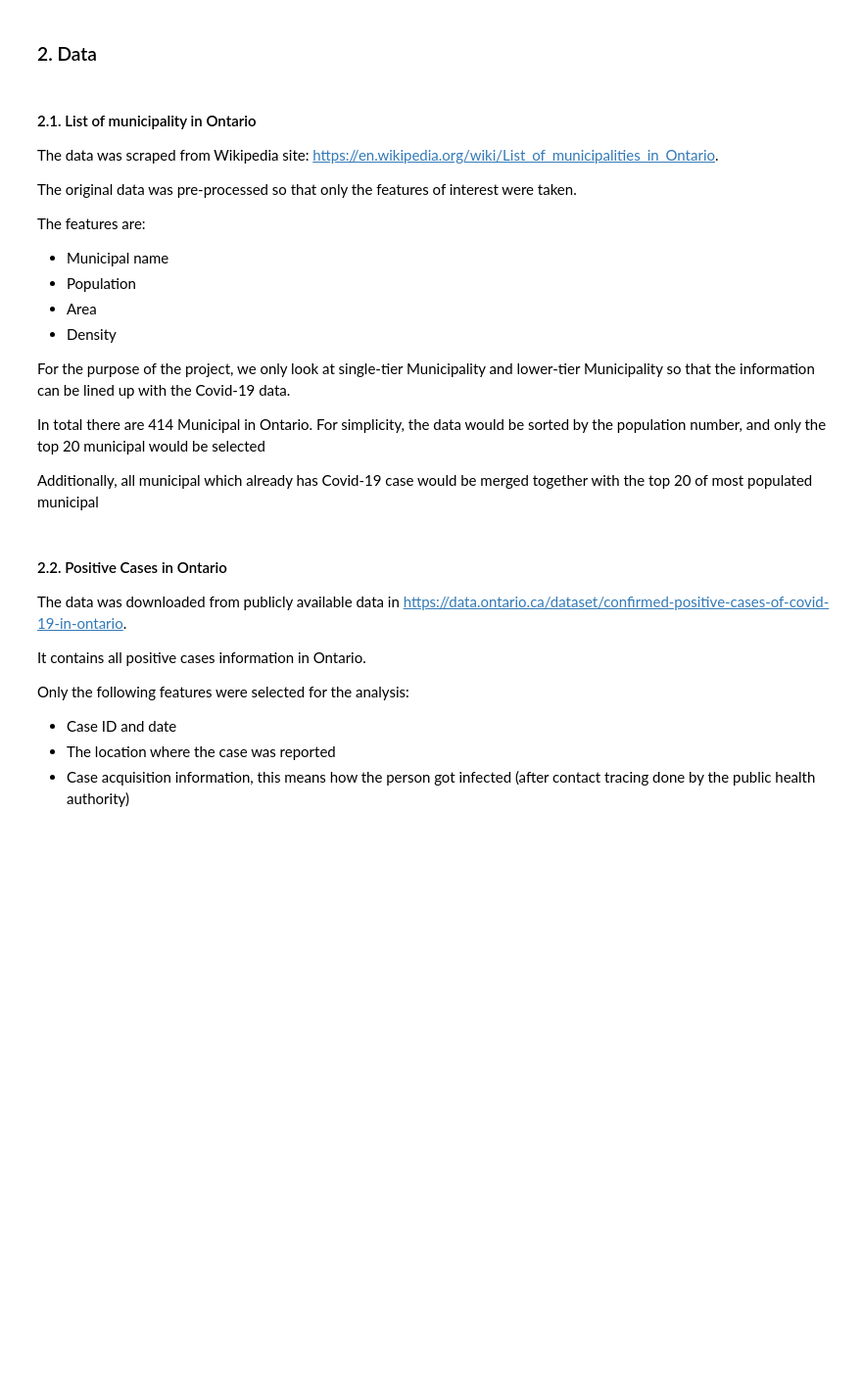
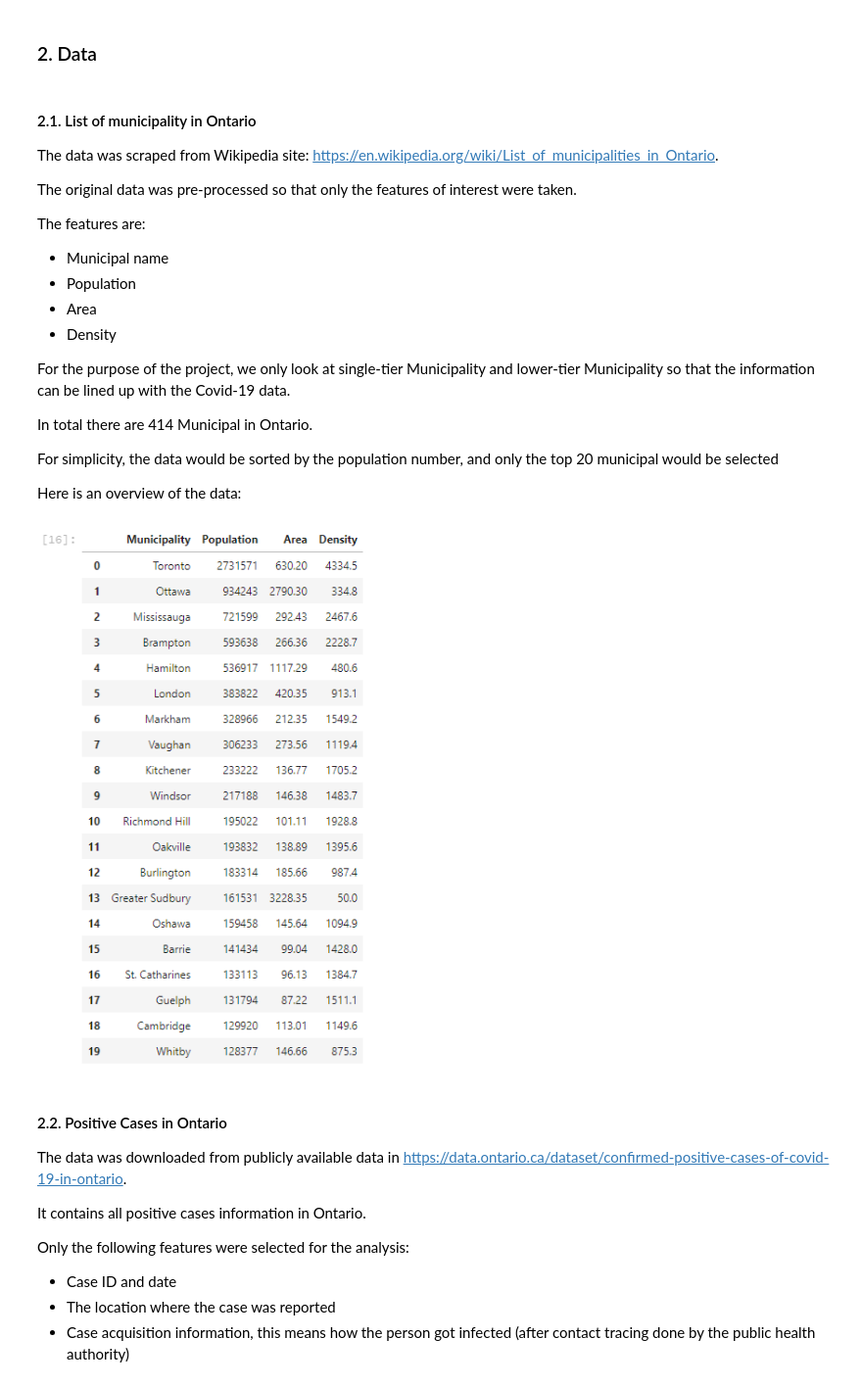
Before and after one commit to timlorepublic/battleOfN, a Jupyter notebook: Report.ipynb, the cells around one changed output. Shown at 98% size. Drawn from its saved outputs; the diff is of its cells as text; code cells hidden in the pictures; blank space fills up the shorter version.

```diff
--- a/Report.ipynb
+++ b/Report.ipynb
@@ -32,9 +32,16 @@ The features are:
 
 For the purpose of the project, we only look at single-tier Municipality and lower-tier Municipality so that the information can be lined up with the Covid-19 data.
 
-In total there are 414 Municipal in Ontario. For simplicity, the data would be sorted by the population number, and only the top 20 municipal would be selected
+In total there are 414 Municipal in Ontario.
 
-Additionally, all municipal which already has Covid-19 case would be merged together with the top 20 of most populated municipal
+For simplicity, the data would be sorted by the population number, and only the top 20 municipal would be selected
+
+Here is an overview of the data:
+# %%
+from IPython.display import Image
+Image("img/mun.png")
+# %% [output]
+[figure, added]
 # %% [markdown]
 #### 2.2. Positive Cases in Ontario
 The data was downloaded from publicly available data in https://data.ontario.ca/dataset/confirmed-positive-cases-of-covid-19-in-ontario.
```
Also changed, not shown: 1 other file.
